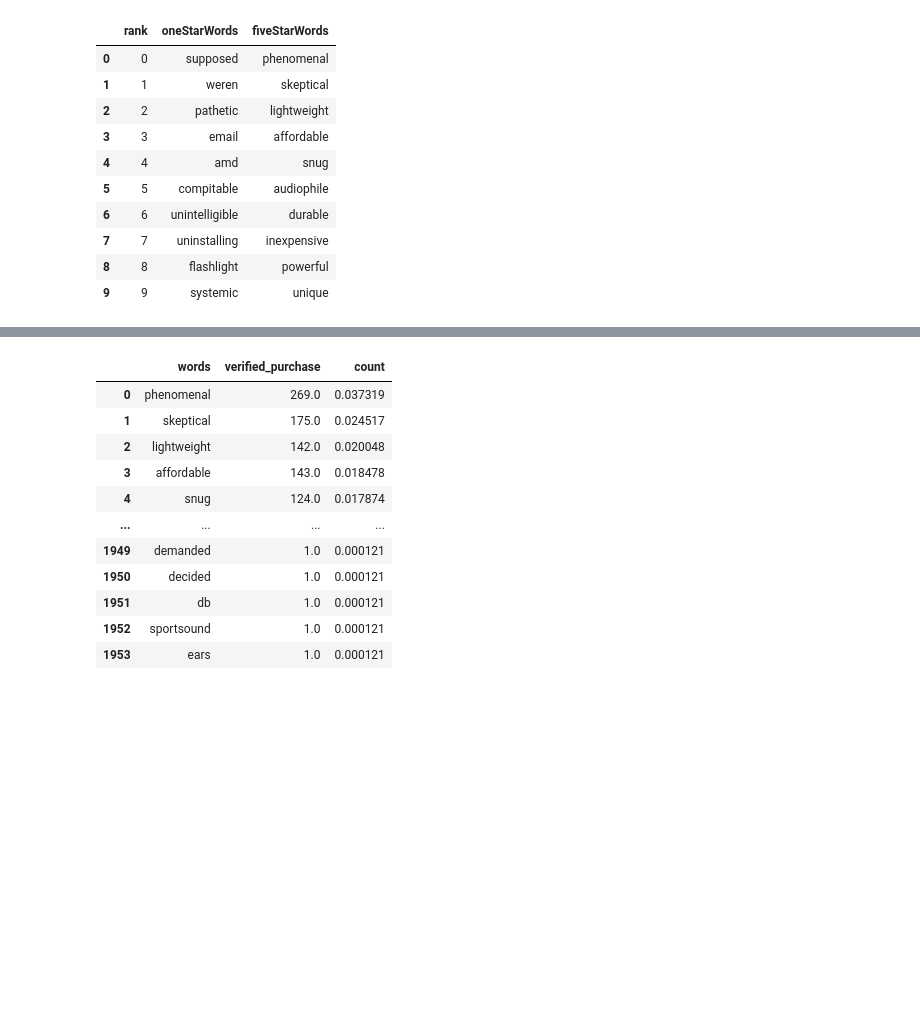
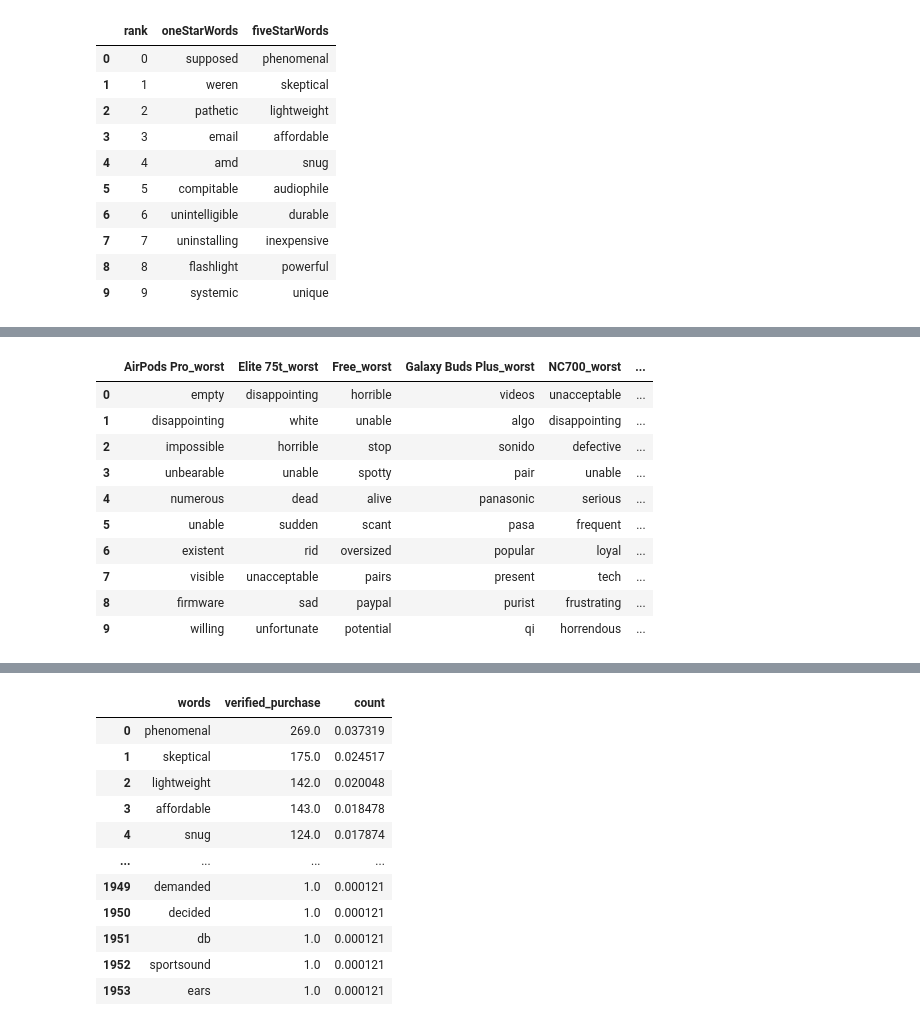
Before and after one commit to datascientistlin/AmazonReviewAnalysis, a Jupyter notebook: Amazon_review_word_exploration.ipynb, the cells around one changed output, grey strips where cells are left out. Saved outputs shown, nothing was run; the diff lists cells and outputs as text; code cells hidden in the pictures; blank space fills up the shorter version.

```diff
--- a/Amazon_review_word_exploration.ipynb
+++ b/Amazon_review_word_exploration.ipynb
@@ -493,3 +503,29 @@ GetProductUniqueWords(amzn_df).head(20)
 | 17 | 17 | stayed | loose | systemic | snug | unhappy | white | ... |
 | 18 | 18 | sizes | lightweight | give | touch | unparalleled | wrong | ... |
 | 19 | 19 | received | satisfied | annoying | phenomenal | unreliable | audio | ... |
+# %%
+worstColumns = ['AirPods Pro_worst', 'Elite 75t_worst',
+       'Free_worst', 'Galaxy Buds Plus_worst','NC700_worst',
+       'Soundcore Liberty 2 Pro_worst', 'Soundcore Liberty Air 2_worst',
+       'Soundcore Life Q20_worst',
+       'WF-1000XM3_worst']
+
+bestColumns = ['AirPods Pro_best', 'Elite 75t_best','Free_best',
+       'Galaxy Buds Plus_best', 'NC700_best','Soundcore Liberty 2 Pro_best',
+       'Soundcore Liberty Air 2_best','Soundcore Life Q20_best',
+       'WF-1000XM3_best']
+
+worstSingleProductWords = productSingleWords[worstColumns]
+worstSingleProductWords[:10]
+# %% [output]
+|  | AirPods Pro_worst | Elite 75t_worst | Free_worst | Galaxy Buds Plus_worst | NC700_worst | ... |
+| 0 | empty | disappointing | horrible | videos | unacceptable | ... |
+| 1 | disappointing | white | unable | algo | disappointing | ... |
+| 2 | impossible | horrible | stop | sonido | defective | ... |
+| 3 | unbearable | unable | spotty | pair | unable | ... |
+| 4 | numerous | dead | alive | panasonic | serious | ... |
+| 5 | unable | sudden | scant | pasa | frequent | ... |
+| 6 | existent | rid | oversized | popular | loyal | ... |
+| 7 | visible | unacceptable | pairs | present | tech | ... |
+| 8 | firmware | sad | paypal | purist | frustrating | ... |
+| 9 | willing | unfortunate | potential | qi | horrendous | ... |
```
Also changed, not shown: parts of 7 cells of this notebook, 1 other file.
